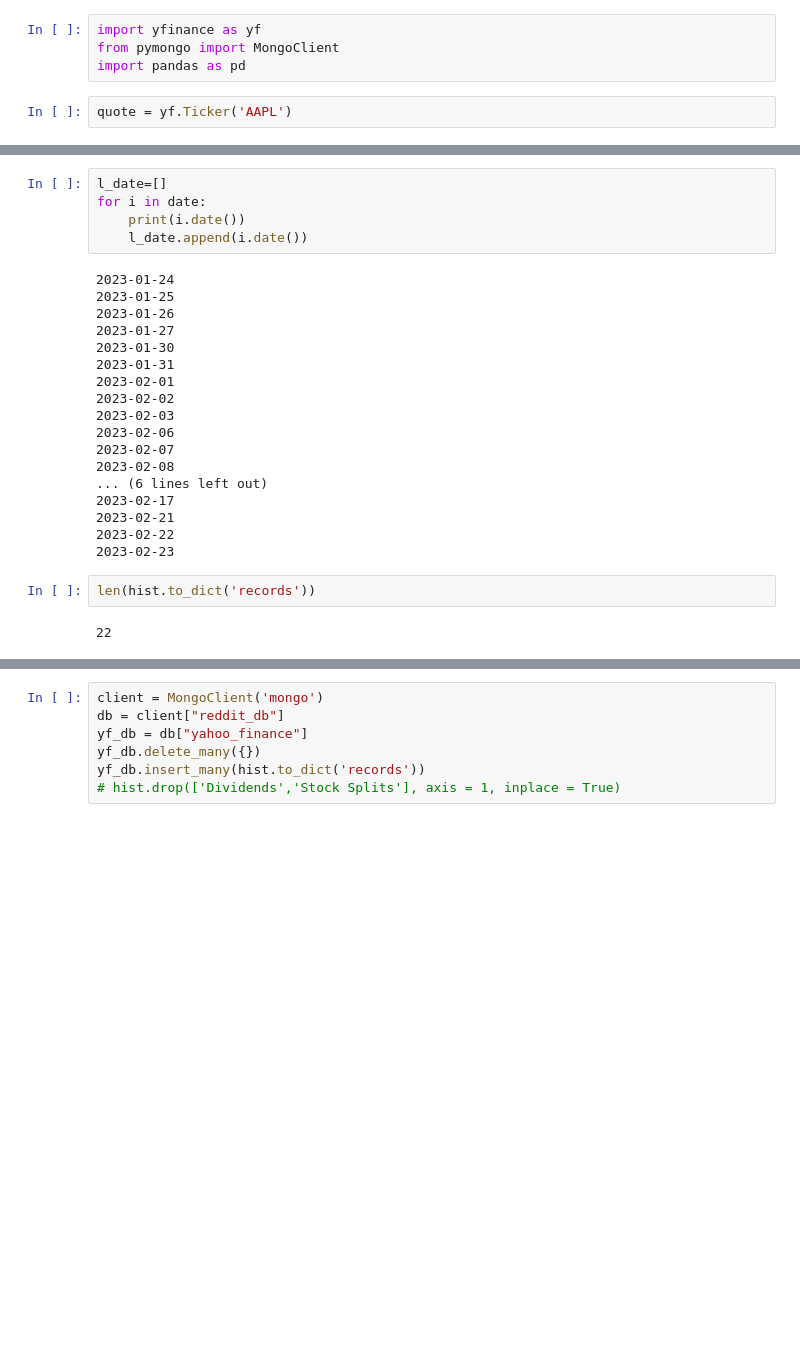
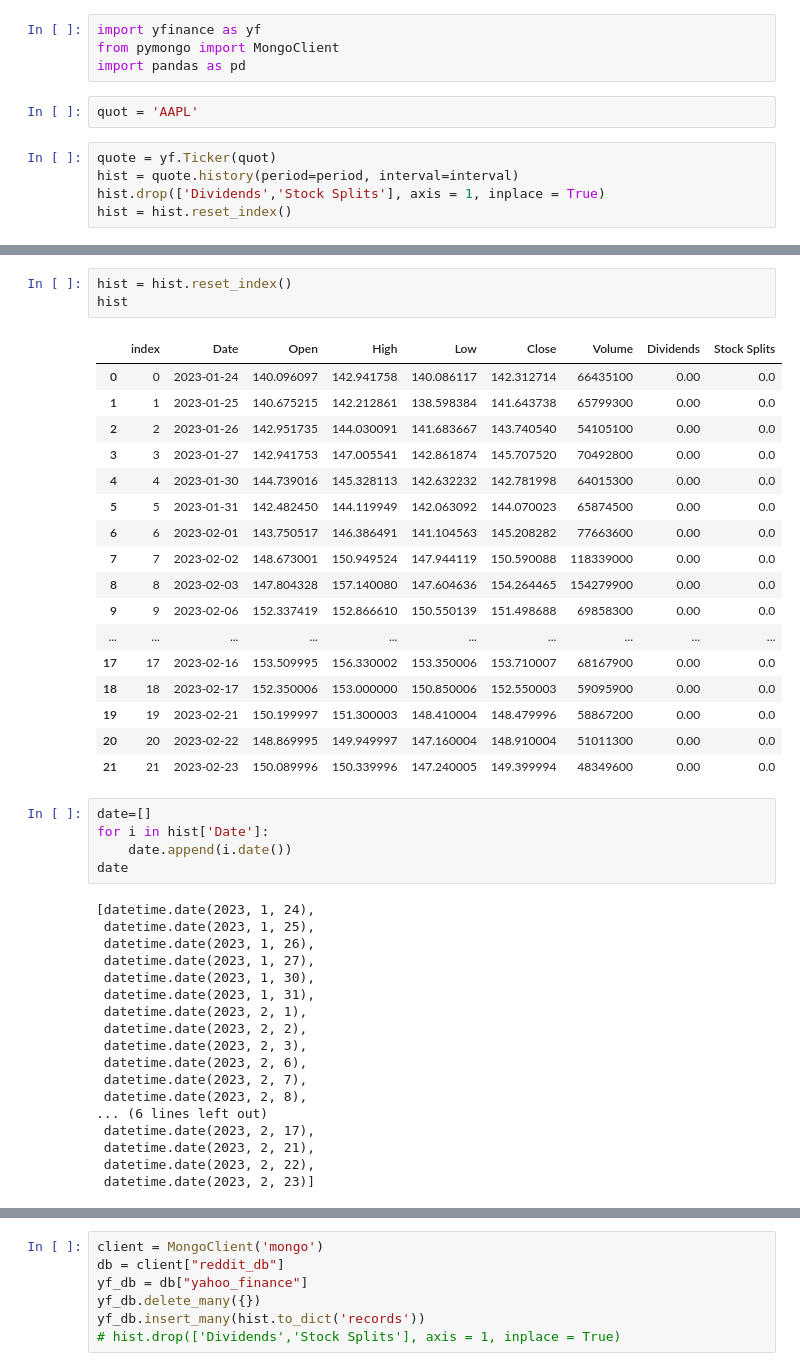
Before and after one commit to Mounir-kht/Project-data-engineering-tool, a Jupyter notebook: app/yahoo.ipynb, the cells around one changed output, grey strips where cells are left out. Drawn from its saved outputs; the diff is of its cells as text; blank space fills up the shorter version.

```diff
--- a/app/yahoo.ipynb
+++ b/app/yahoo.ipynb
@@ -5,4 +5,9 @@ import yfinance as yf
 from pymongo import MongoClient
 import pandas as pd
 # %%
-quote = yf.Ticker('AAPL')
+quot = 'AAPL'
+# %%
+quote = yf.Ticker(quot)
+hist = quote.history(period=period, interval=interval)
+hist.drop(['Dividends','Stock Splits'], axis = 1, inplace = True)
+hist = hist.reset_index()
@@ -31,30 +56,47 @@ hist
 | 2023-02-21 00:00:00-05:00 | 150.199997 | 151.300003 | 148.410004 | 148.479996 | 58867200 | 0.00 | 0.0 |
 | 2023-02-22 00:00:00-05:00 | 148.869995 | 149.949997 | 147.160004 | 148.910004 | 51011300 | 0.00 | 0.0 |
 | 2023-02-23 00:00:00-05:00 | 150.089996 | 150.339996 | 147.240005 | 149.399994 | 48349600 | 0.00 | 0.0 |
+# %%
+hist = hist.reset_index()
+hist
+# %% [output]
+|  | index | Date | Open | High | Low | Close | Volume | Dividends | Stock Splits |
+| 0 | 0 | 2023-01-24 | 140.096097 | 142.941758 | 140.086117 | 142.312714 | 66435100 | 0.00 | 0.0 |
+| 1 | 1 | 2023-01-25 | 140.675215 | 142.212861 | 138.598384 | 141.643738 | 65799300 | 0.00 | 0.0 |
+| 2 | 2 | 2023-01-26 | 142.951735 | 144.030091 | 141.683667 | 143.740540 | 54105100 | 0.00 | 0.0 |
+| 3 | 3 | 2023-01-27 | 142.941753 | 147.005541 | 142.861874 | 145.707520 | 70492800 | 0.00 | 0.0 |
+| 4 | 4 | 2023-01-30 | 144.739016 | 145.328113 | 142.632232 | 142.781998 | 64015300 | 0.00 | 0.0 |
+| 5 | 5 | 2023-01-31 | 142.482450 | 144.119949 | 142.063092 | 144.070023 | 65874500 | 0.00 | 0.0 |
+| 6 | 6 | 2023-02-01 | 143.750517 | 146.386491 | 141.104563 | 145.208282 | 77663600 | 0.00 | 0.0 |
+| 7 | 7 | 2023-02-02 | 148.673001 | 150.949524 | 147.944119 | 150.590088 | 118339000 | 0.00 | 0.0 |
+| 8 | 8 | 2023-02-03 | 147.804328 | 157.140080 | 147.604636 | 154.264465 | 154279900 | 0.00 | 0.0 |
+| 9 | 9 | 2023-02-06 | 152.337419 | 152.866610 | 150.550139 | 151.498688 | 69858300 | 0.00 | 0.0 |
+| ... | ... | ... | ... | ... | ... | ... | ... | ... | ... |
+| 17 | 17 | 2023-02-16 | 153.509995 | 156.330002 | 153.350006 | 153.710007 | 68167900 | 0.00 | 0.0 |
+| 18 | 18 | 2023-02-17 | 152.350006 | 153.000000 | 150.850006 | 152.550003 | 59095900 | 0.00 | 0.0 |
+| 19 | 19 | 2023-02-21 | 150.199997 | 151.300003 | 148.410004 | 148.479996 | 58867200 | 0.00 | 0.0 |
+| 20 | 20 | 2023-02-22 | 148.869995 | 149.949997 | 147.160004 | 148.910004 | 51011300 | 0.00 | 0.0 |
+| 21 | 21 | 2023-02-23 | 150.089996 | 150.339996 | 147.240005 | 149.399994 | 48349600 | 0.00 | 0.0 |
 # %%
-l_date=[]
-for i in date:
-    print(i.date())
-    l_date.append(i.date())
+date=[]
+for i in hist['Date']:
+    date.append(i.date())
+date
 # %% [output]
-2023-01-24
-2023-01-25
-2023-01-26
-2023-01-27
-2023-01-30
-2023-01-31
-2023-02-01
-2023-02-02
-2023-02-03
-2023-02-06
-2023-02-07
-2023-02-08
+[datetime.date(2023, 1, 24),
+ datetime.date(2023, 1, 25),
+ datetime.date(2023, 1, 26),
+ datetime.date(2023, 1, 27),
+ datetime.date(2023, 1, 30),
+ datetime.date(2023, 1, 31),
+ datetime.date(2023, 2, 1),
+ datetime.date(2023, 2, 2),
+ datetime.date(2023, 2, 3),
+ datetime.date(2023, 2, 6),
+ datetime.date(2023, 2, 7),
+ datetime.date(2023, 2, 8),
 ... (6 lines left out)
-2023-02-17
-2023-02-21
-2023-02-22
-2023-02-23
+ datetime.date(2023, 2, 17),
+ datetime.date(2023, 2, 21),
+ datetime.date(2023, 2, 22),
+ datetime.date(2023, 2, 23)]
-# %%
-len(hist.to_dict('records'))
-# %% [output]
-22
```
Also changed, not shown: parts of 15 cells of this notebook, 25 other files.
